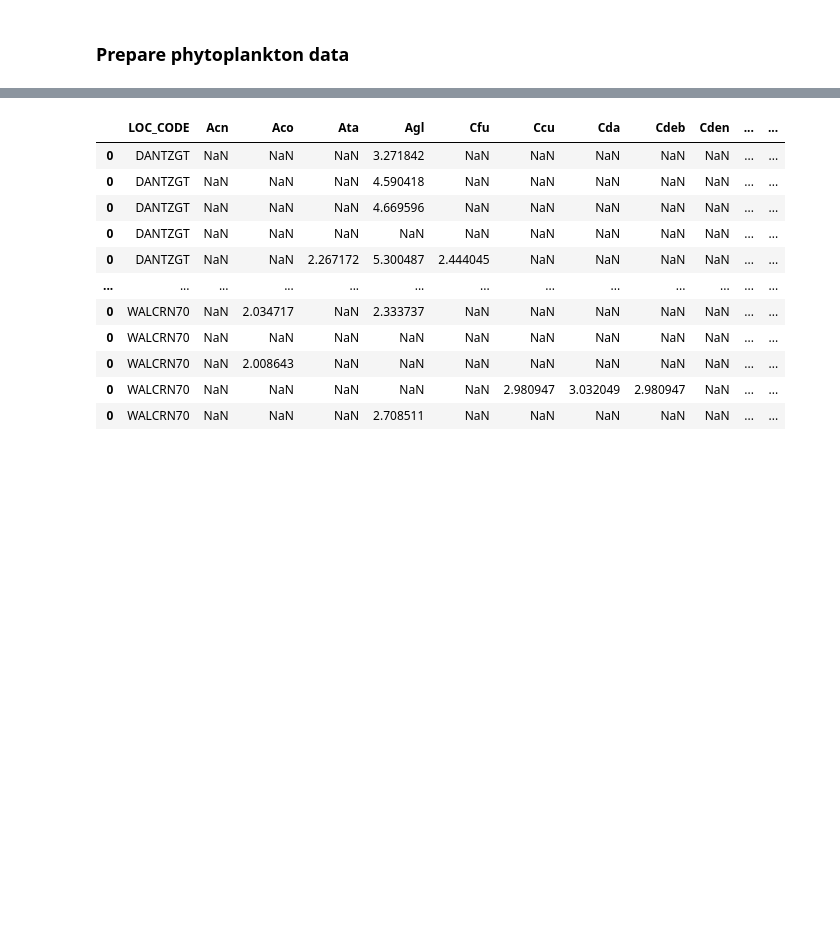
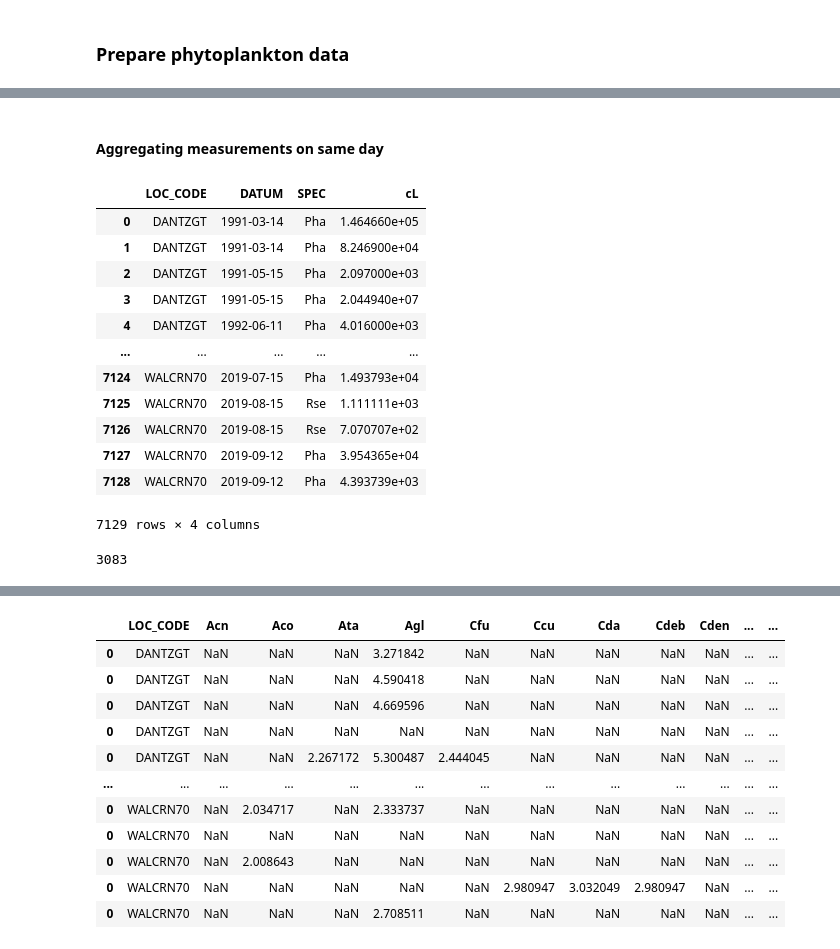
Before and after one commit to JinseiSteven/Phytoplankton-Prediction-Project, a Jupyter notebook: scripts/data_analysis/data_analysis.ipynb, the cells around one changed output, grey strips where cells are left out. Drawn from its saved outputs; the diff is of its cells as text; code cells hidden in the pictures; blank space fills up the shorter version.

```diff
--- a/scripts/data_analysis/data_analysis.ipynb
+++ b/scripts/data_analysis/data_analysis.ipynb
@@ -346,0 +395,26 @@ phyto_df.head()
+# %% [markdown]
+#### Aggregating measurements on same day
+# %%
+phyto_duplicates = phyto_df[phyto_df.duplicated(subset=["LOC_CODE", "DATUM", "SPEC"], keep=False)].sort_values(by=["LOC_CODE", "DATUM", "SPEC"]).reset_index(drop=True)
+phyto_non_duplicates = phyto_df[~phyto_df.duplicated(subset=["LOC_CODE", "DATUM", "SPEC"], keep=False)]
+
+display(phyto_duplicates)
+# display(phyto_non_duplicates)
+
+n_duplicates = len(phyto_duplicates.groupby(["LOC_CODE", "DATUM", "SPEC"]).size())
+display(n_duplicates)
+# %% [output]
+|  | LOC_CODE | DATUM | SPEC | cL |
+| 0 | DANTZGT | 1991-03-14 | Pha | 1.464660e+05 |
+| 1 | DANTZGT | 1991-03-14 | Pha | 8.246900e+04 |
+| 2 | DANTZGT | 1991-05-15 | Pha | 2.097000e+03 |
+| 3 | DANTZGT | 1991-05-15 | Pha | 2.044940e+07 |
+| 4 | DANTZGT | 1992-06-11 | Pha | 4.016000e+03 |
+| ... | ... | ... | ... | ... |
+| 7124 | WALCRN70 | 2019-07-15 | Pha | 1.493793e+04 |
+| 7125 | WALCRN70 | 2019-08-15 | Rse | 1.111111e+03 |
+| 7126 | WALCRN70 | 2019-08-15 | Rse | 7.070707e+02 |
+| 7127 | WALCRN70 | 2019-09-12 | Pha | 3.954365e+04 |
+| 7128 | WALCRN70 | 2019-09-12 | Pha | 4.393739e+03 |
+7129 rows × 4 columns
+3083
```
Also changed, not shown: parts of 13 cells of this notebook.
